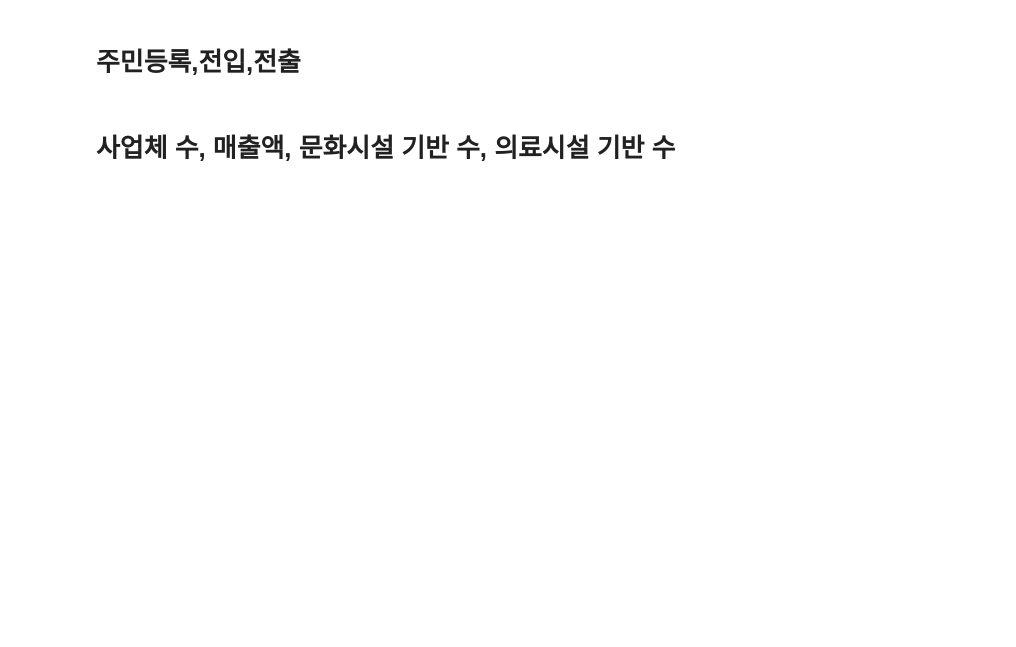
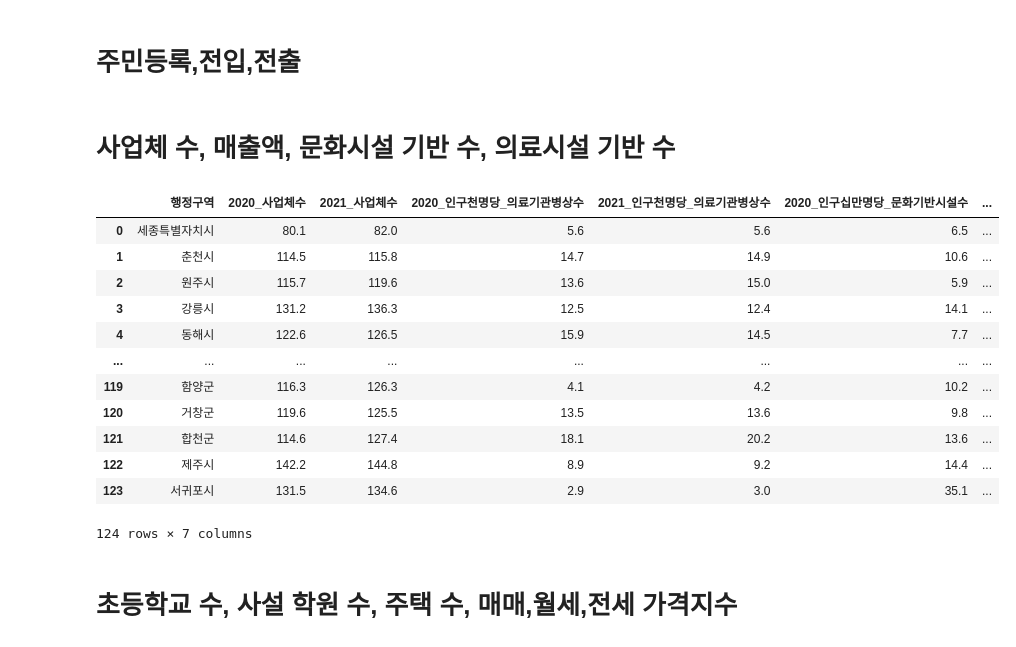
Before and after one commit to won4513/data_analytics, a Jupyter notebook: nabis/data.ipynb, the cells around one changed output. Saved outputs shown, nothing was run; the diff lists cells and outputs as text; code cells hidden in the pictures; blank space fills up the shorter version.

Commit message:
data

```diff
--- a/nabis/data.ipynb
+++ b/nabis/data.ipynb
@@ -60,6 +60,24 @@ data2.rename(columns = {'2020':'2020_인구천명당_의료기관병상수',
 data3.rename(columns = {'2020':'2020_인구십만명당_문화기반시설수',
                         '2021':'2021_인구십만명당_문화기반시설수'}, inplace = True)
 # %%
-df = pd.merge(data1,data2, how = 'inner', on = '구분')
+df2 = pd.merge(data1,data2, how = 'inner', on = '구분')
 # %%
-df = pd.merge(df, data3, how = 'inner', on = '구분')
+df2 = pd.merge(df2, data3, how = 'inner', on = '구분')
+# %%
+df2.rename(columns = {'구분':'행정구역'}, inplace = True)
+# %%
+df2
+# %% [output]
+|  | 행정구역 | 2020_사업체수 | 2021_사업체수 | 2020_인구천명당_의료기관병상수 | 2021_인구천명당_의료기관병상수 | 2020_인구십만명당_문화기반시설수 | ... |
+| 0 | 세종특별자치시 | 80.1 | 82.0 | 5.6 | 5.6 | 6.5 | ... |
+| 1 | 춘천시 | 114.5 | 115.8 | 14.7 | 14.9 | 10.6 | ... |
+| 2 | 원주시 | 115.7 | 119.6 | 13.6 | 15.0 | 5.9 | ... |
+| 3 | 강릉시 | 131.2 | 136.3 | 12.5 | 12.4 | 14.1 | ... |
+| 4 | 동해시 | 122.6 | 126.5 | 15.9 | 14.5 | 7.7 | ... |
+| ... | ... | ... | ... | ... | ... | ... | ... |
+| 119 | 함양군 | 116.3 | 126.3 | 4.1 | 4.2 | 10.2 | ... |
+| 120 | 거창군 | 119.6 | 125.5 | 13.5 | 13.6 | 9.8 | ... |
+| 121 | 합천군 | 114.6 | 127.4 | 18.1 | 20.2 | 13.6 | ... |
+| 122 | 제주시 | 142.2 | 144.8 | 8.9 | 9.2 | 14.4 | ... |
+| 123 | 서귀포시 | 131.5 | 134.6 | 2.9 | 3.0 | 35.1 | ... |
+124 rows × 7 columns
@@ -65,0 +86,2 @@ df = pd.merge(df, data3, how = 'inner', on = '구분')
+# %% [markdown]
+# 초등학교 수, 사설 학원 수, 주택 수, 매매,월세,전세 가격지수
```
Also changed, not shown: parts of 17 cells of this notebook, 2 other files.
